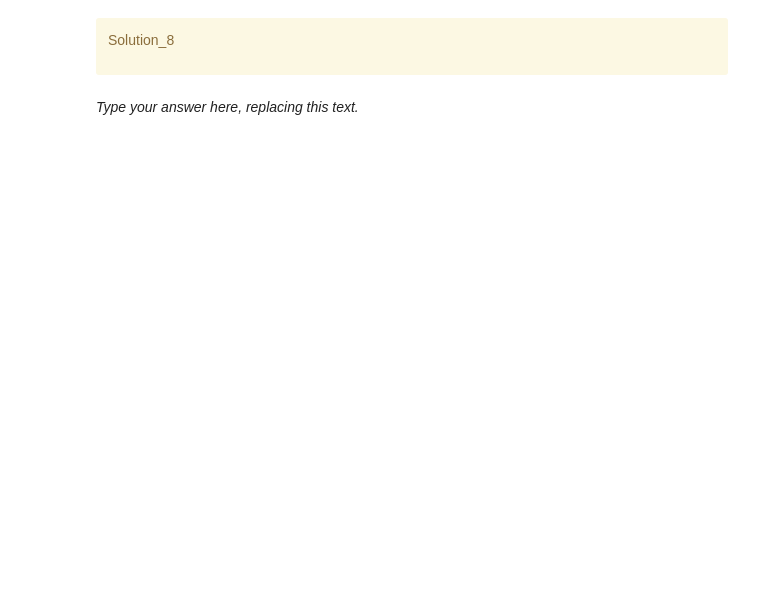
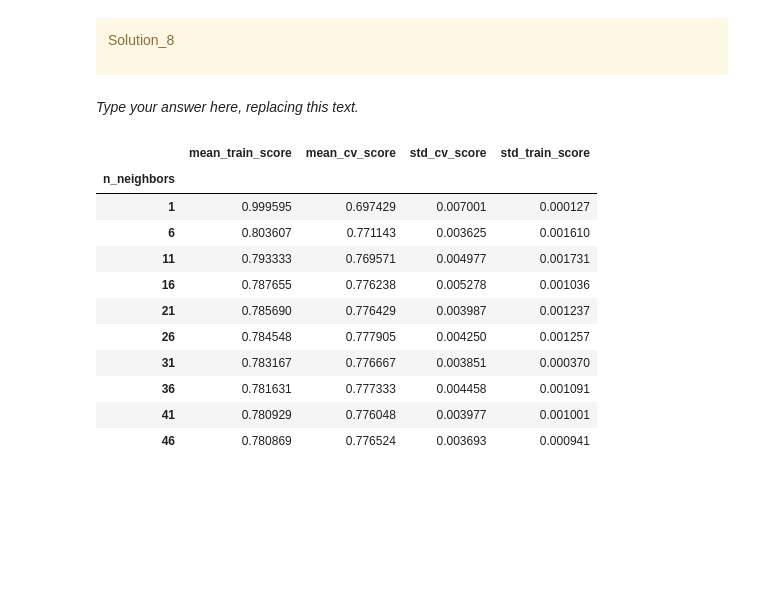
Before and after one commit to rdangyan/cs330, a Jupyter notebook: hw/hw5/hw5.ipynb, the cells around one changed output. Saved outputs shown, nothing was run; the diff lists cells and outputs as text; code cells hidden in the pictures; blank space fills up the shorter version.

```diff
--- a/hw/hw5/hw5.ipynb
+++ b/hw/hw5/hw5.ipynb
@@ -501,3 +538,40 @@ _Type your answer here, replacing this text._
+# %%
+# Adapted from Lecture 4
+results_dict = {
+    "n_neighbors": [],
+    "mean_train_score": [],
+    "mean_cv_score": [],
+    "std_cv_score": [],
+    "std_train_score": [],
+}
+param_grid = {"n_neighbors": np.arange(1, 50, 5)}
+
+for k in param_grid["n_neighbors"]:
+    knn = KNeighborsClassifier(n_neighbors=k)
+    scores = cross_validate(knn, X_train, y_train.values.ravel(), return_train_score=True)
+    results_dict["n_neighbors"].append(k)
+
+    results_dict["mean_cv_score"].append(np.mean(scores["test_score"]))
+    results_dict["mean_train_score"].append(np.mean(scores["train_score"]))
+    results_dict["std_cv_score"].append(scores["test_score"].std())
+    results_dict["std_train_score"].append(scores["train_score"].std())
+
+results_df = pd.DataFrame(results_dict)
+results_df = results_df.set_index("n_neighbors")
+results_df
+# %% [output]
+|  | mean_train_score | mean_cv_score | std_cv_score | std_train_score |
+| n_neighbors |  |  |  |  |
+| 1 | 0.999595 | 0.697429 | 0.007001 | 0.000127 |
+| 6 | 0.803607 | 0.771143 | 0.003625 | 0.001610 |
+| 11 | 0.793333 | 0.769571 | 0.004977 | 0.001731 |
+| 16 | 0.787655 | 0.776238 | 0.005278 | 0.001036 |
+| 21 | 0.785690 | 0.776429 | 0.003987 | 0.001237 |
+| 26 | 0.784548 | 0.777905 | 0.004250 | 0.001257 |
+| 31 | 0.783167 | 0.776667 | 0.003851 | 0.000370 |
+| 36 | 0.781631 | 0.777333 | 0.004458 | 0.001091 |
+| 41 | 0.780929 | 0.776048 | 0.003977 | 0.001001 |
+| 46 | 0.780869 | 0.776524 | 0.003693 | 0.000941 |
 # %% [markdown]
 <!-- END QUESTION -->
 
```
Also changed, not shown: parts of 5 cells of this notebook.
